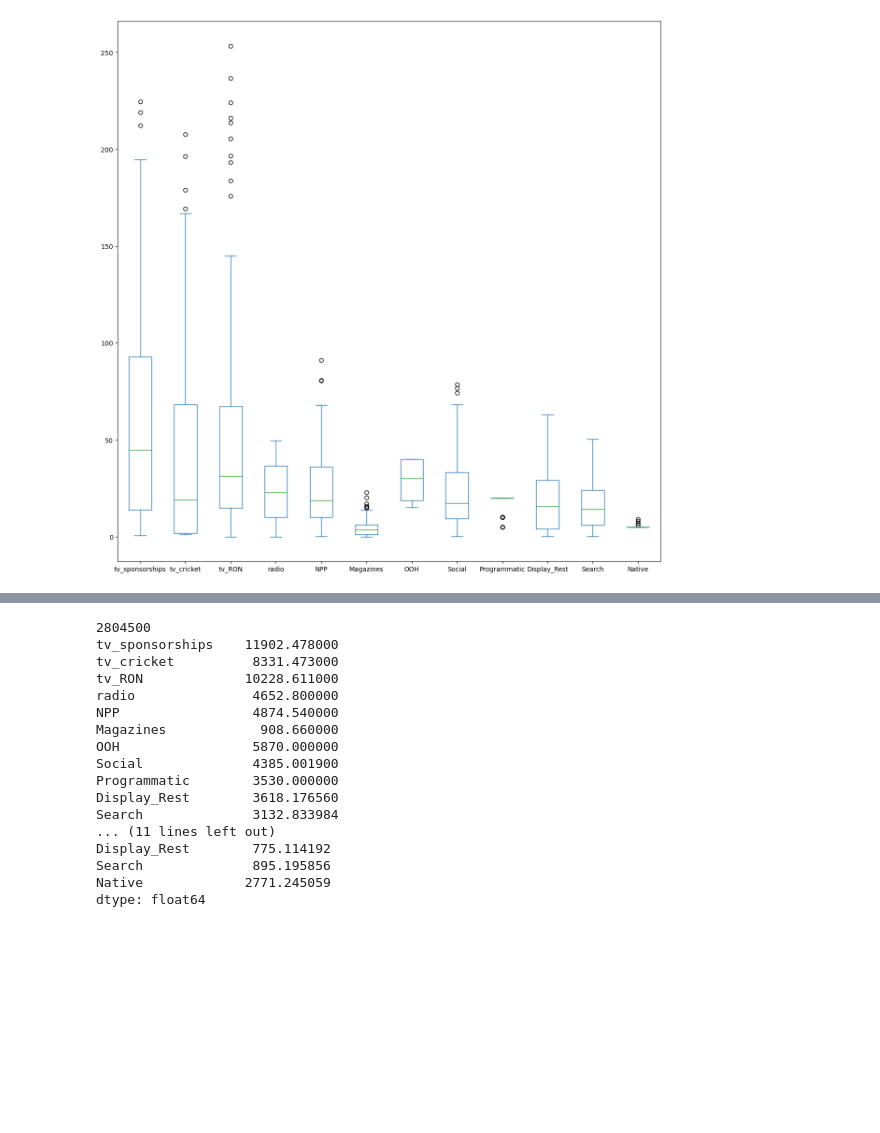
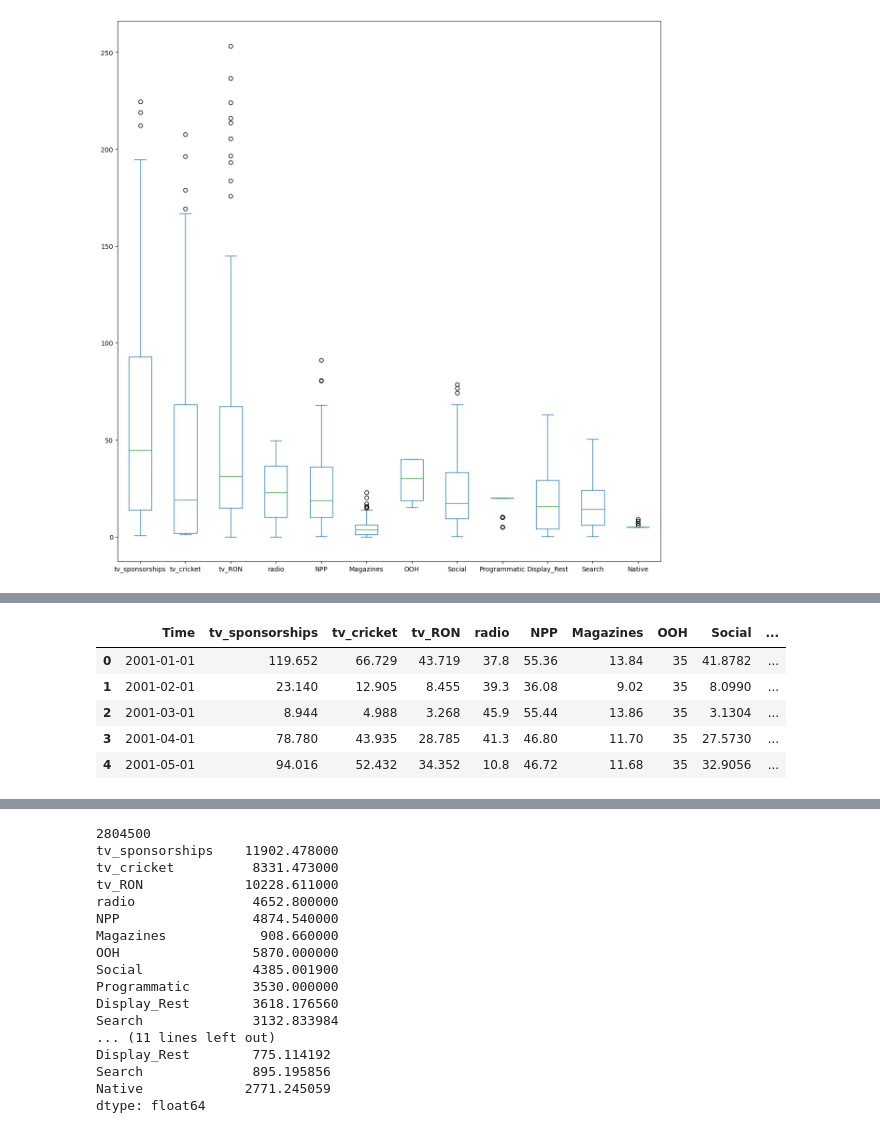
Before and after one commit to helios1014/marketing_mix_modeling, a Jupyter notebook: mmm.ipynb, the cells around one changed output, grey strips where cells are left out. Saved outputs shown, nothing was run; the diff lists cells and outputs as text; code cells hidden in the pictures; blank space fills up the shorter version.

```diff
--- a/mmm.ipynb
+++ b/mmm.ipynb
@@ -83,3 +85,14 @@ raw_df.melt(
             height = 800,
             legend_show = True
         )
+# %%
+raw_df['year'] = raw_df.Time.dt.year
+raw_df['month'] = raw_df.Time.dt.month
+raw_df.head()
+# %% [output]
+|  | Time | tv_sponsorships | tv_cricket | tv_RON | radio | NPP | Magazines | OOH | Social | ... |
+| 0 | 2001-01-01 | 119.652 | 66.729 | 43.719 | 37.8 | 55.36 | 13.84 | 35 | 41.8782 | ... |
+| 1 | 2001-02-01 | 23.140 | 12.905 | 8.455 | 39.3 | 36.08 | 9.02 | 35 | 8.0990 | ... |
+| 2 | 2001-03-01 | 8.944 | 4.988 | 3.268 | 45.9 | 55.44 | 13.86 | 35 | 3.1304 | ... |
+| 3 | 2001-04-01 | 78.780 | 43.935 | 28.785 | 41.3 | 46.80 | 11.70 | 35 | 27.5730 | ... |
+| 4 | 2001-05-01 | 94.016 | 52.432 | 34.352 | 10.8 | 46.72 | 11.68 | 35 | 32.9056 | ... |
```
Also changed, not shown: parts of 9 cells of this notebook, 1 other file.
